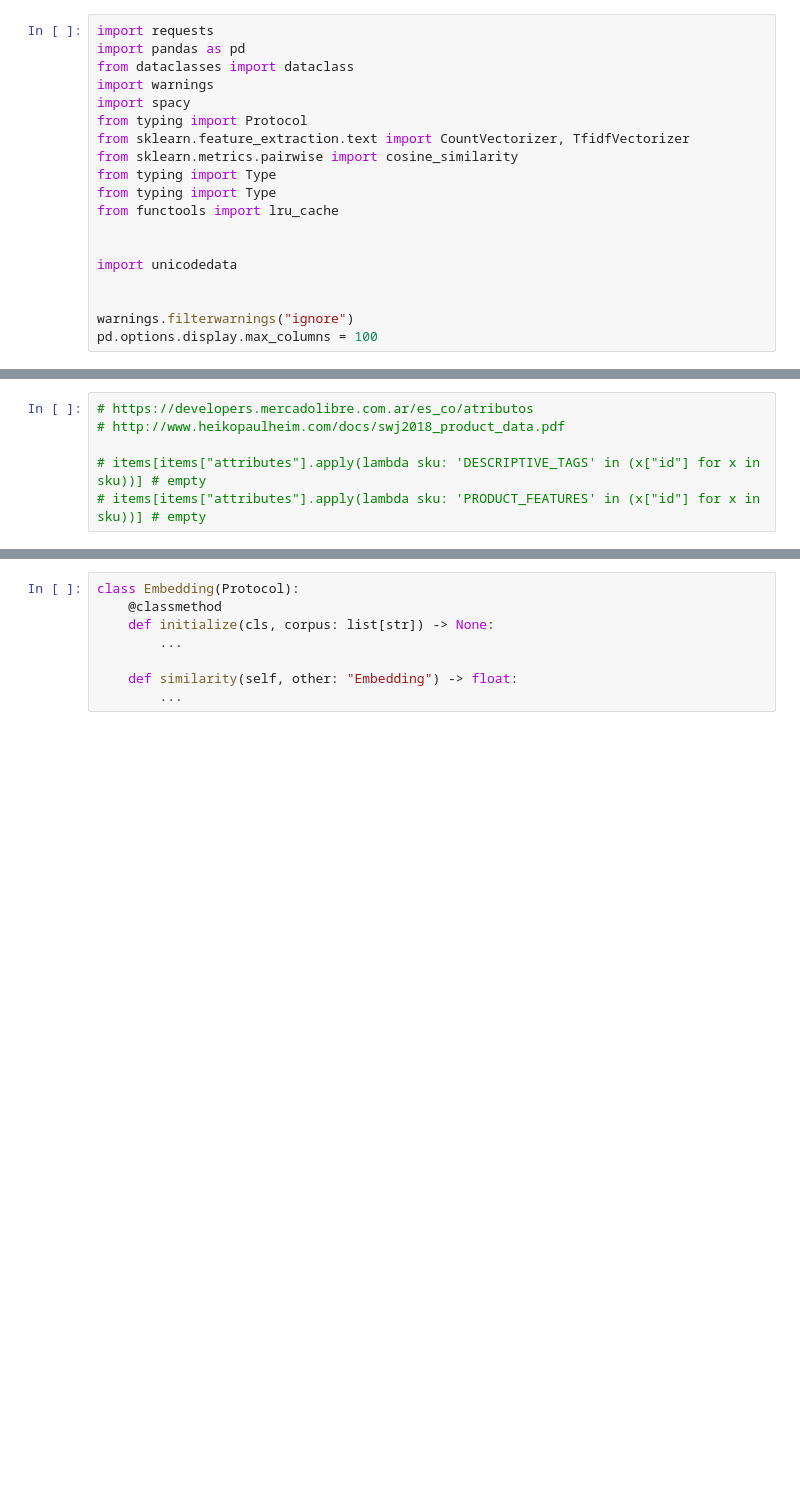
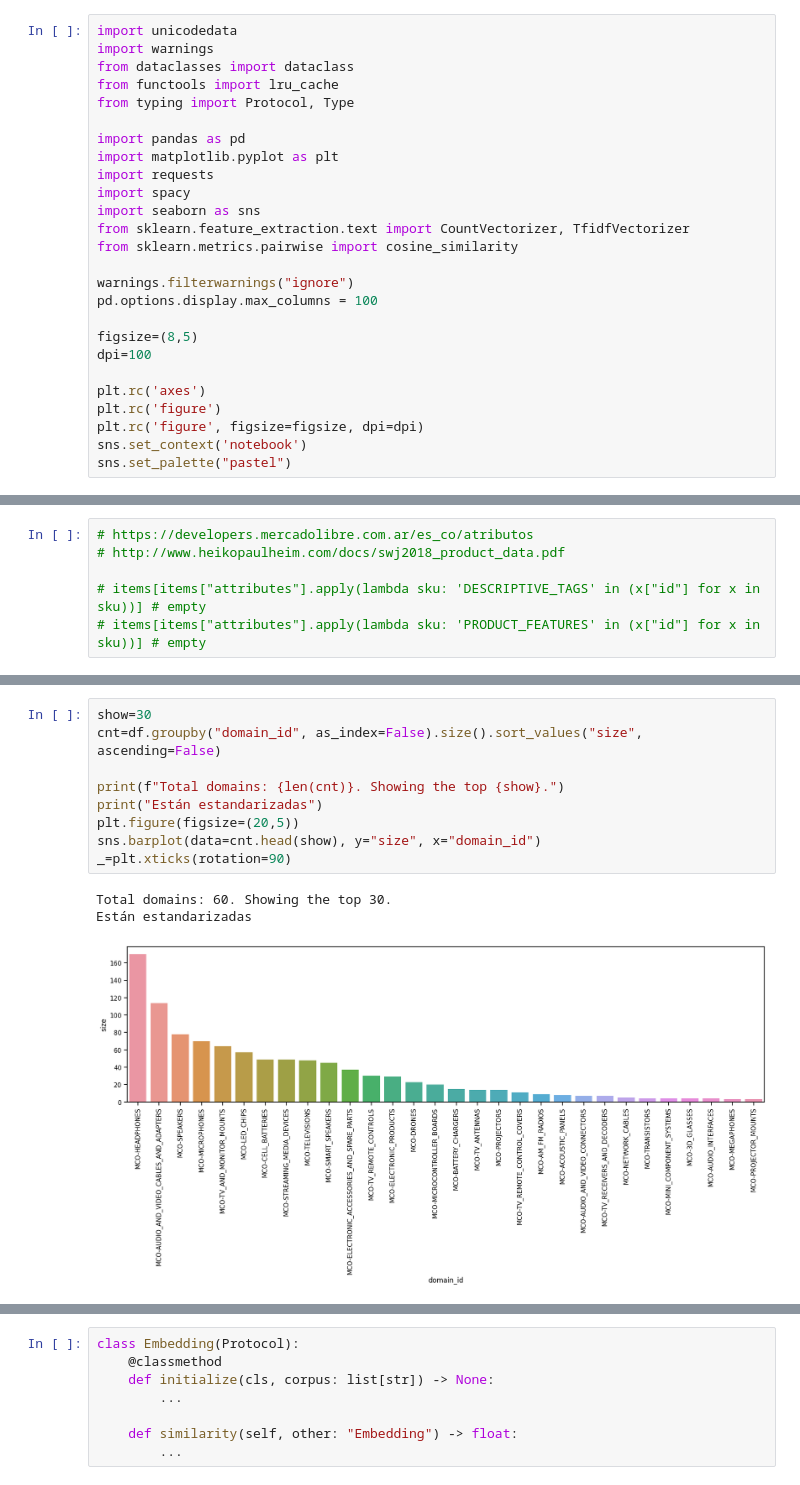
Before and after one commit to cazdlt/meli-recruitment, a Jupyter notebook: sites.ipynb, the cells around one changed output, grey strips where cells are left out. Cells and saved outputs as stored; diff of their text form; blank space fills up the shorter version.

```diff
--- a/sites.ipynb
+++ b/sites.ipynb
@@ -1,19 +24,26 @@
 # %%
+import unicodedata
+import warnings
+from dataclasses import dataclass
+from functools import lru_cache
+from typing import Protocol, Type
+
+import pandas as pd
+import matplotlib.pyplot as plt
 import requests
-import pandas as pd
-from dataclasses import dataclass
-import warnings
 import spacy
-from typing import Protocol
+import seaborn as sns
 from sklearn.feature_extraction.text import CountVectorizer, TfidfVectorizer
 from sklearn.metrics.pairwise import cosine_similarity
-from typing import Type
-from typing import Type
-from functools import lru_cache
-
-
-import unicodedata
-
 
 warnings.filterwarnings("ignore")
 pd.options.display.max_columns = 100
+
+figsize=(8,5)
+dpi=100
+
+plt.rc('axes')
+plt.rc('figure')
+plt.rc('figure', figsize=figsize, dpi=dpi)
+sns.set_context('notebook')
+sns.set_palette("pastel")
@@ -124,0 +176,13 @@ MCO1000
+# %%
+show=30
+cnt=df.groupby("domain_id", as_index=False).size().sort_values("size", ascending=False)
+
+print(f"Total domains: {len(cnt)}. Showing the top {show}.")
+print("Están estandarizadas")
+plt.figure(figsize=(20,5))
+sns.barplot(data=cnt.head(show), y="size", x="domain_id")
+_=plt.xticks(rotation=90)
+# %% [output]
+Total domains: 60. Showing the top 30.
+Están estandarizadas
+[figure, added]
```
Also changed, not shown: parts of 41 cells of this notebook, 1 other file.
